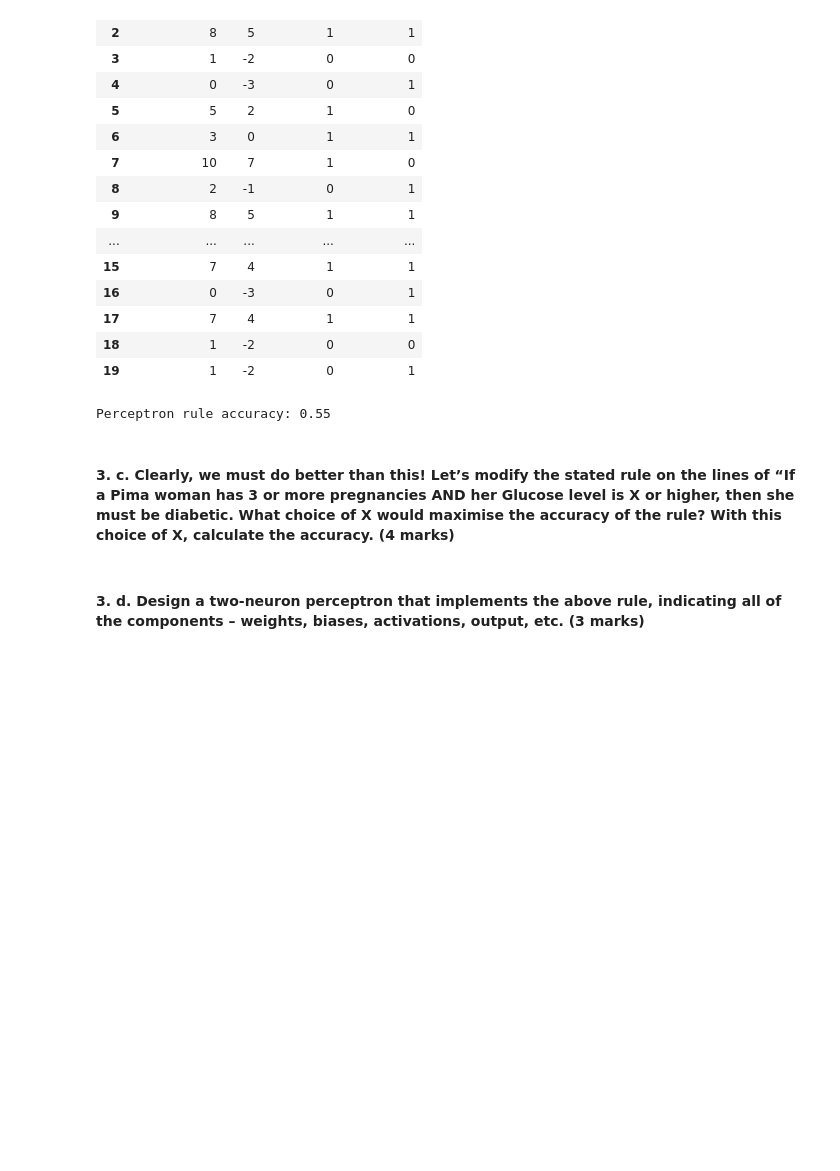
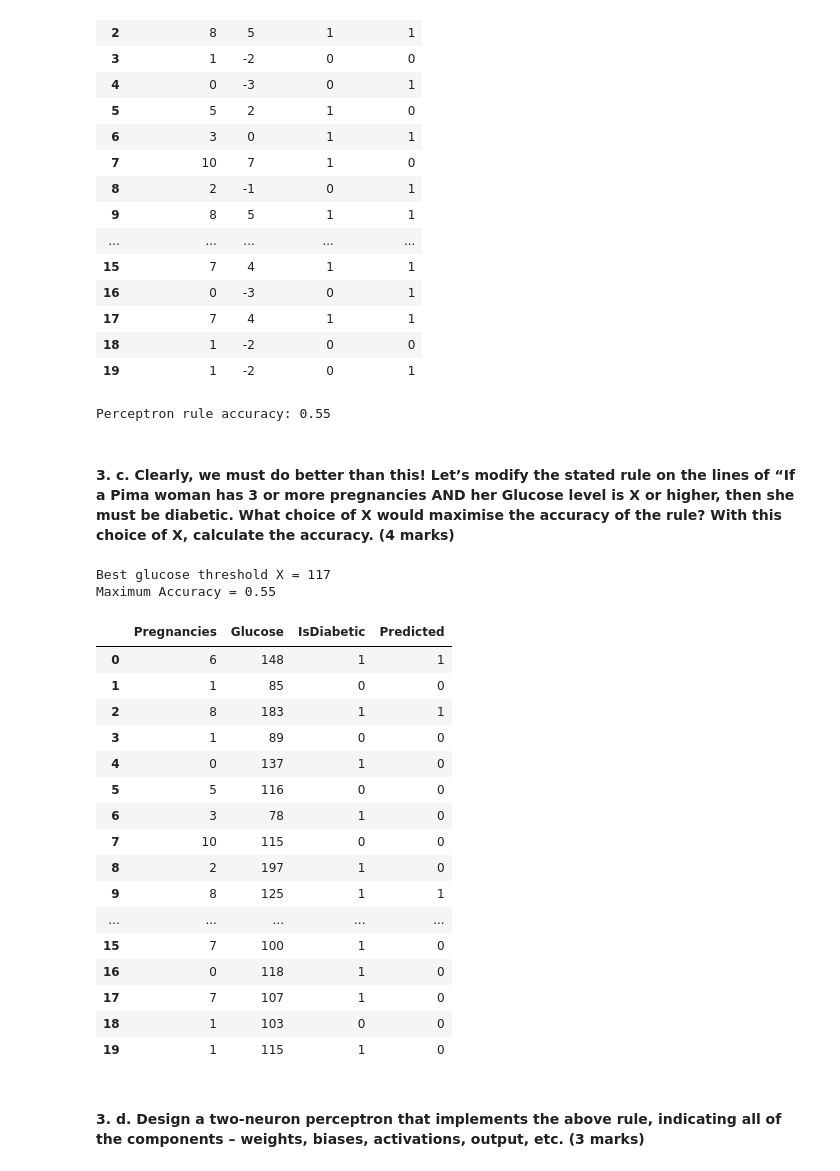
Before and after one commit to theForce-droid/AIandDeepLearning, a Jupyter notebook: AIDL_Grp2.ipynb, the cells around one changed output. Cells and saved outputs as stored; diff of their text form; code cells hidden in the pictures; blank space fills up the shorter version.

```diff
--- a/AIDL_Grp2.ipynb
+++ b/AIDL_Grp2.ipynb
@@ -679,5 +679,53 @@ print(f"\nPerceptron rule accuracy: {acc:.2f}")
 Perceptron rule accuracy: 0.55
 # %% [markdown]
 #### 3. c.	Clearly, we must do better than this! Let’s modify the stated rule on the lines of “If a Pima woman has 3 or more pregnancies AND her Glucose level is X or higher, then she must be diabetic. What choice of X would maximise the accuracy of the rule? With this choice of X, calculate the accuracy. (4 marks)
+# %%
+import pandas as pd
+import numpy as np
+from sklearn.metrics import accuracy_score
+
+# --- Load dataset (20 samples) ---
+csv_path = 'https://raw.githubusercontent.com/theForce-droid/AIandDeepLearning/main/diabetes.csv'
+df_diabetes = pd.read_csv(csv_path).head(20)
+df_diabetes.rename(columns={'Outcome': 'IsDiabetic'}, inplace=True)
+
+# --- Search for best X threshold ---
+best_acc = 0
+best_X = None
+
+# Try glucose thresholds from 80 to 200 (step 1 for precision)
+for X in range(80, 201):
+    df_diabetes["Predicted"] = np.where((df_diabetes["Pregnancies"] >= 3) & (df_diabetes["Glucose"] >= X), 1, 0)
+    acc = accuracy_score(df_diabetes["IsDiabetic"], df_diabetes["Predicted"])
+    if acc > best_acc:
+        best_acc = acc
+        best_X = X
+
+print(f"Best glucose threshold X = {best_X}")
+print(f"Maximum Accuracy = {best_acc:.2f}")
+
+# --- Show final predictions ---
+df_diabetes["Predicted"] = np.where((df_diabetes["Pregnancies"] >= 3) & (df_diabetes["Glucose"] >= best_X), 1, 0)
+display(df_diabetes[["Pregnancies", "Glucose", "IsDiabetic", "Predicted"]])
+# %% [output]
+Best glucose threshold X = 117
+Maximum Accuracy = 0.55
+|  | Pregnancies | Glucose | IsDiabetic | Predicted |
+| 0 | 6 | 148 | 1 | 1 |
+| 1 | 1 | 85 | 0 | 0 |
+| 2 | 8 | 183 | 1 | 1 |
+| 3 | 1 | 89 | 0 | 0 |
+| 4 | 0 | 137 | 1 | 0 |
+| 5 | 5 | 116 | 0 | 0 |
+| 6 | 3 | 78 | 1 | 0 |
+| 7 | 10 | 115 | 0 | 0 |
+| 8 | 2 | 197 | 1 | 0 |
+| 9 | 8 | 125 | 1 | 1 |
+| ... | ... | ... | ... | ... |
+| 15 | 7 | 100 | 1 | 0 |
+| 16 | 0 | 118 | 1 | 0 |
+| 17 | 7 | 107 | 1 | 0 |
+| 18 | 1 | 103 | 0 | 0 |
+| 19 | 1 | 115 | 1 | 0 |
 # %% [markdown]
 #### 3. d.	Design a two-neuron perceptron that implements the above rule, indicating all of the components – weights, biases, activations, output, etc. (3 marks)
```
Also changed, not shown: parts of 1 cell of this notebook.
